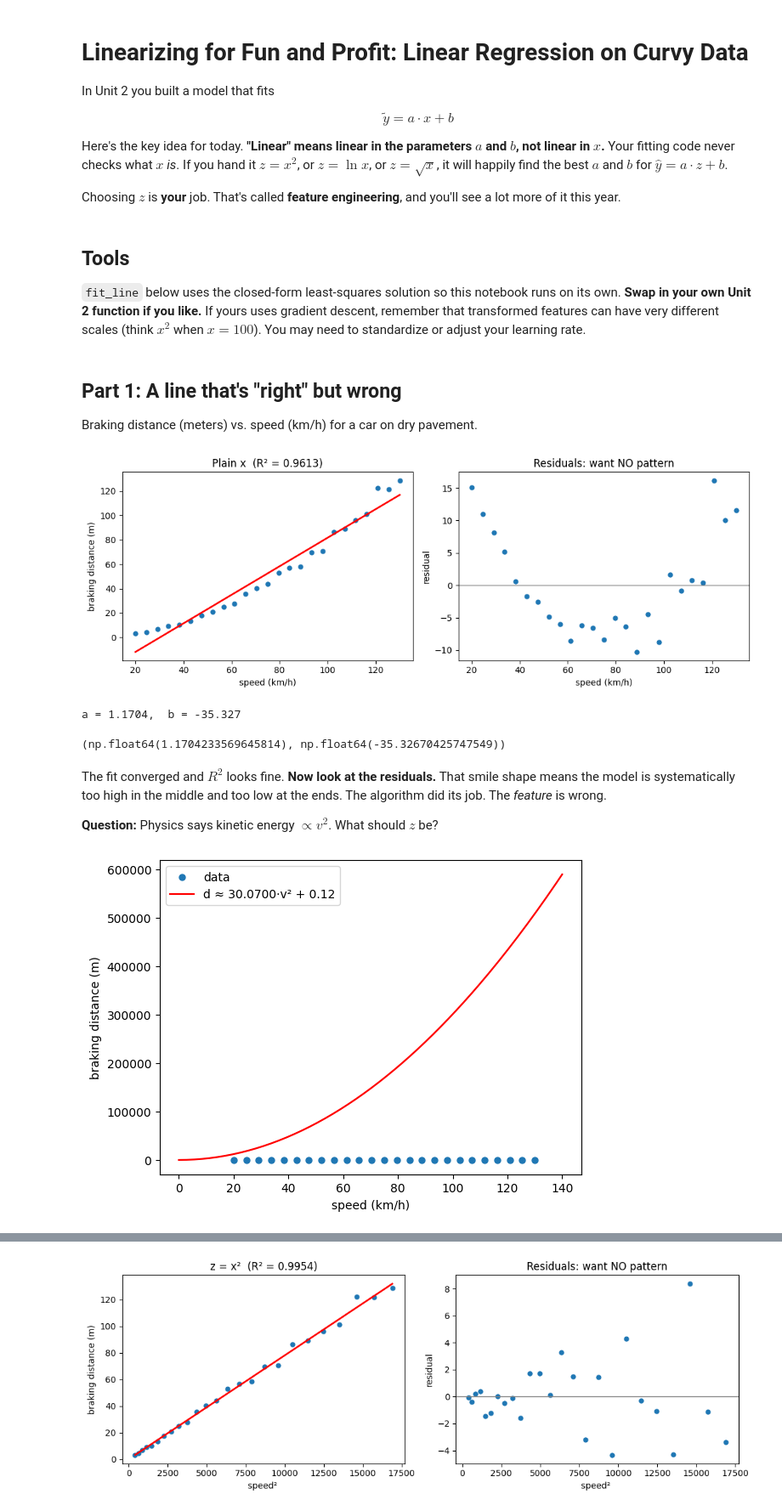
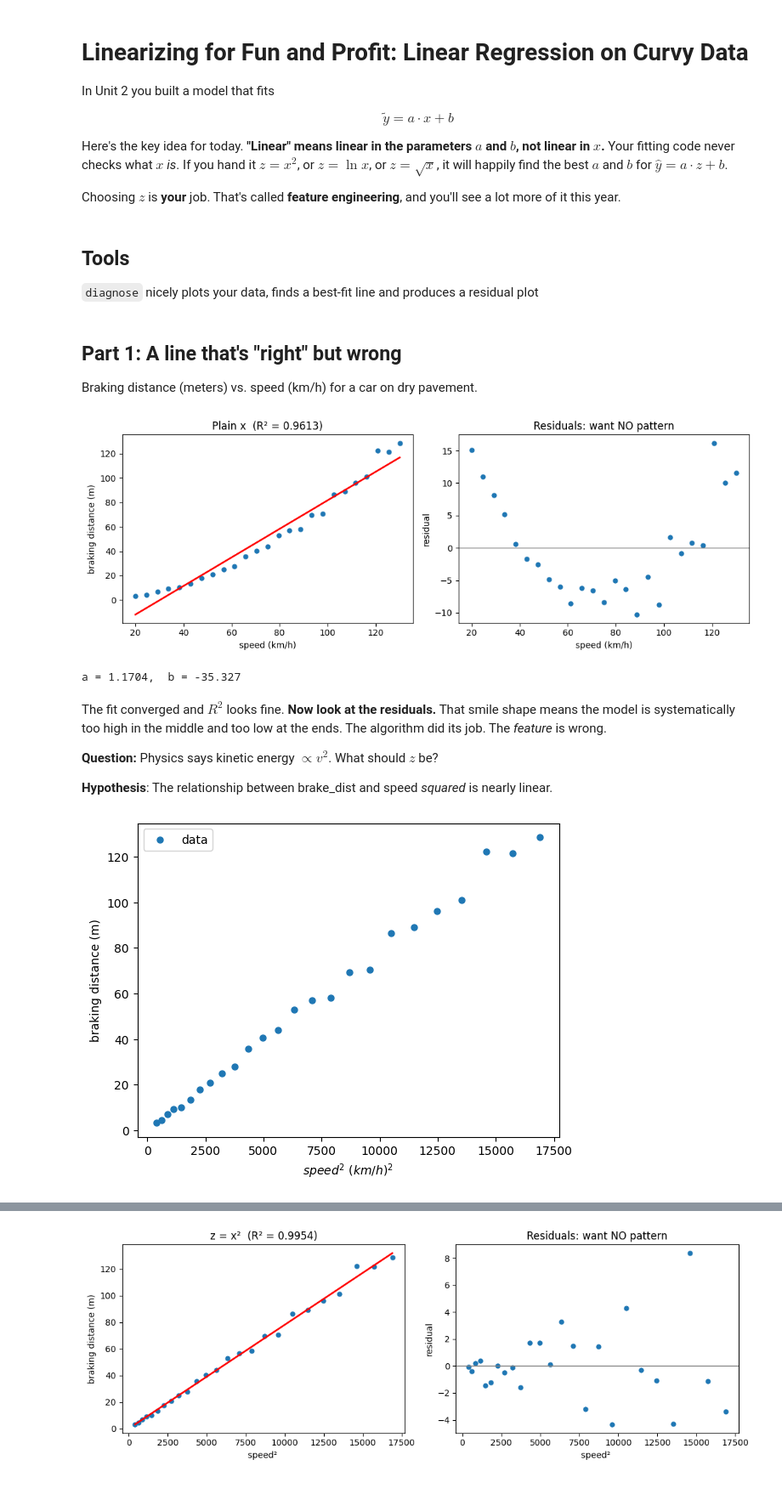
Before and after one commit to paderevski/ML-curriculum, a Jupyter notebook: notebooks/02-regression-correlation/Linearize_Key.ipynb, the cells around one changed output, grey strips where cells are left out. Shown at 85% size. Cells and saved outputs as stored; diff of their text form; code cells hidden in the pictures.

Commit message:
update linearize -- debug

```diff
--- a/notebooks/02-regression-correlation/Linearize_Key.ipynb
+++ b/notebooks/02-regression-correlation/Linearize_Key.ipynb
@@ -21,11 +21,7 @@ rng = np.random.default_rng(42)
 # %% [markdown]
 ## Tools
 
-`fit_line` below uses the closed-form least-squares solution so this notebook
-runs on its own. **Swap in your own Unit 2 function if you like.** If yours
-uses gradient descent, remember that transformed features can have very
-different scales (think $x^2$ when $x = 100$). You may need to standardize or
-adjust your learning rate.
+`diagnose` nicely plots your data, finds a best-fit line and produces a residual plot
 # %%
 def diagnose(z, y, z_label="z", y_label="y", title=""):
     """Fit y = a*z + b, then plot the fit and the residuals side by side.
@@ -70,22 +66,22 @@ brake_dist = np.array([  3.17704304,   4.41971416,   6.93419005,   9.38608491,
         96.18286537, 101.10309327, 122.23919445, 121.55131146,
        128.43226959])
 
-diagnose(speed, brake_dist, "speed (km/h)", "braking distance (m)", "Plain x")
+a,b = diagnose(speed, brake_dist, "speed (km/h)", "braking distance (m)", "Plain x")
 # %% [output]
 [figure]
 a = 1.1704,  b = -35.327
-(np.float64(1.1704233569645814), np.float64(-35.32670425747549))
 # %% [markdown]
 The fit converged and $R^2$ looks fine. **Now look at the residuals.**
 That smile shape means the model is systematically too high in the middle
 and too low at the ends. The algorithm did its job. The *feature* is wrong.
 
 **Question:** Physics says kinetic energy $\propto v^2$. What should $z$ be?
+
+**Hypothesis**: The relationship between brake_dist and speed *squared* is nearly linear.
 # %%
 xs = np.linspace(0, 140, 200)
-plt.scatter(speed, brake_dist, s=25, label="data")
-plt.plot(xs, a * xs**2 + b, "r-", label=f"d ≈ {a:.4f}·v² + {b:.2f}")
-plt.xlabel("speed (km/h)"); plt.ylabel("braking distance (m)")
+plt.scatter(speed**2, brake_dist, s=25, label="data")
+plt.xlabel("$speed^2$ $(km/h)^2$"); plt.ylabel("braking distance (m)")
 plt.legend(); plt.show()
 # %% [output]
-[figure, old version]
+[figure, new version]
```
Also changed, not shown: parts of 2 cells of this notebook, 1 other file.
